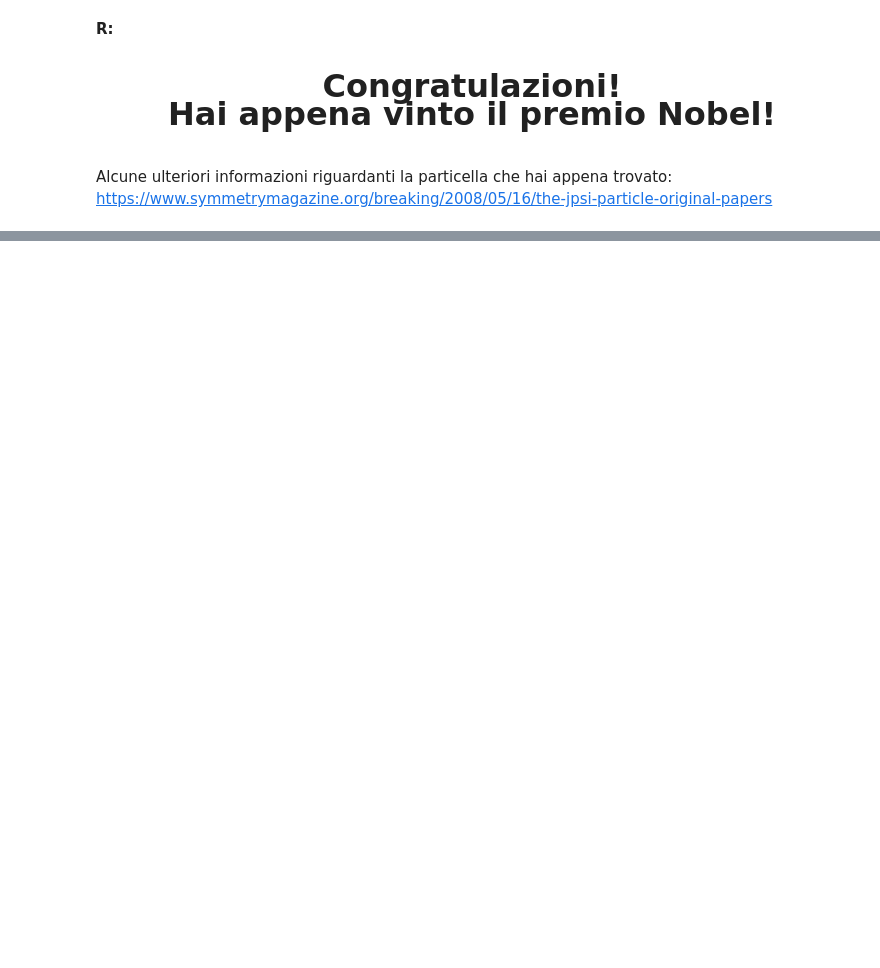
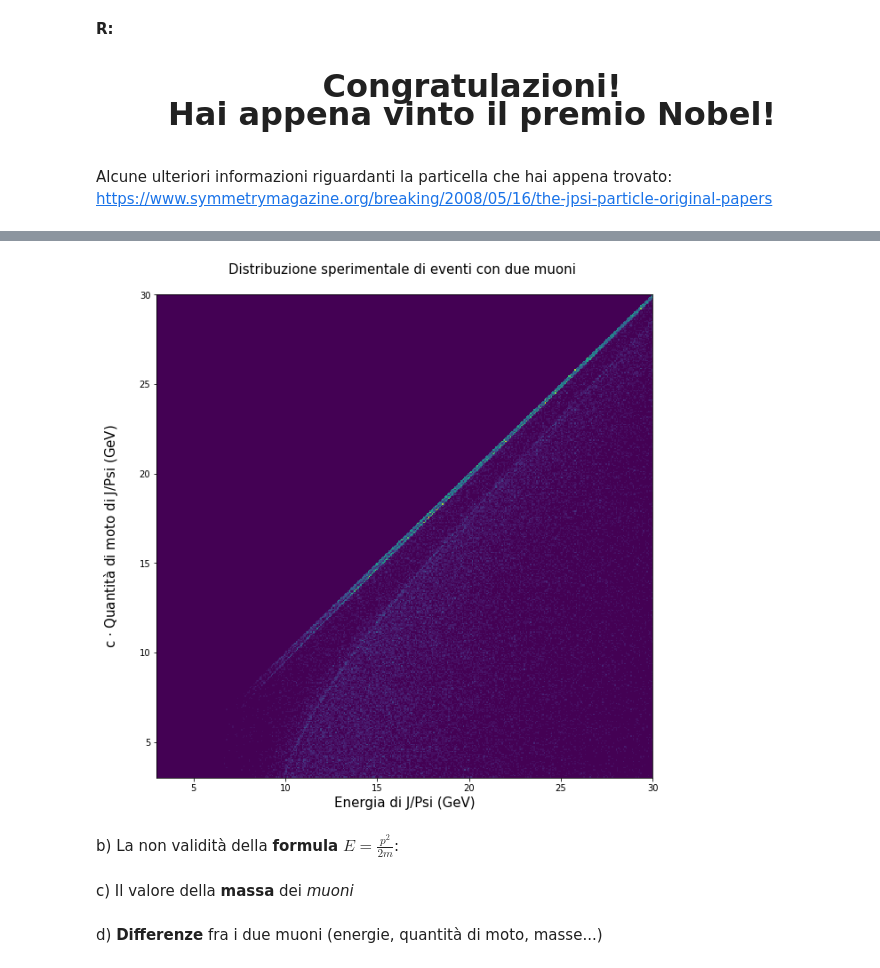
Before and after one commit to Damc2/High-School-Project, a Jupyter notebook: Exercises-with-open-data/DueMuoni in J_Psi.ipynb, the cells around one changed output, grey strips where cells are left out. Cells and saved outputs as stored; diff of their text form; code cells hidden in the pictures; blank space fills up the shorter version.

```diff
--- a/Exercises-with-open-data/DueMuoni in J_Psi.ipynb
+++ b/Exercises-with-open-data/DueMuoni in J_Psi.ipynb
@@ -336,0 +359,14 @@ alt="Brain">
+# %%
+#METODO 2
+fig = plt.figure(figsize=(10, 10))
+plt.hist2d(bump.E1 + bump.E2, np.sqrt((bump.px1 + bump.px2)**2 + (bump.py1 + bump.py2)**2 + (bump.pz1 + bump.pz2)**2), 400, range =[(3,30), (3,30)])
+
+plt.xlabel('Energia di J/Psi (GeV)', fontsize = 15)
+plt.ylabel('c $\cdot$ Quantità di moto di J/Psi (GeV)\n', fontsize = 15)
+plt.title('Distribuzione sperimentale di eventi con due muoni \n', fontsize = 15)
+
+plt.show()
+# %% [output]
+[figure, added]
+# %% [markdown]
+b) La non validità della __formula__ $E = \frac{p^2}{2m}$:
@@ -336,0 +375,2 @@ alt="Brain">
+# %% [markdown]
+c) Il valore della __massa__ dei _muoni_
@@ -336,0 +379,7 @@ alt="Brain">
+# %% [markdown]
+<rb>
+
+
+
+
+d) __Differenze__ fra i due muoni (energie, quantità di moto, masse...)
```
Also changed, not shown: parts of 13 cells of this notebook, 1 other file.
